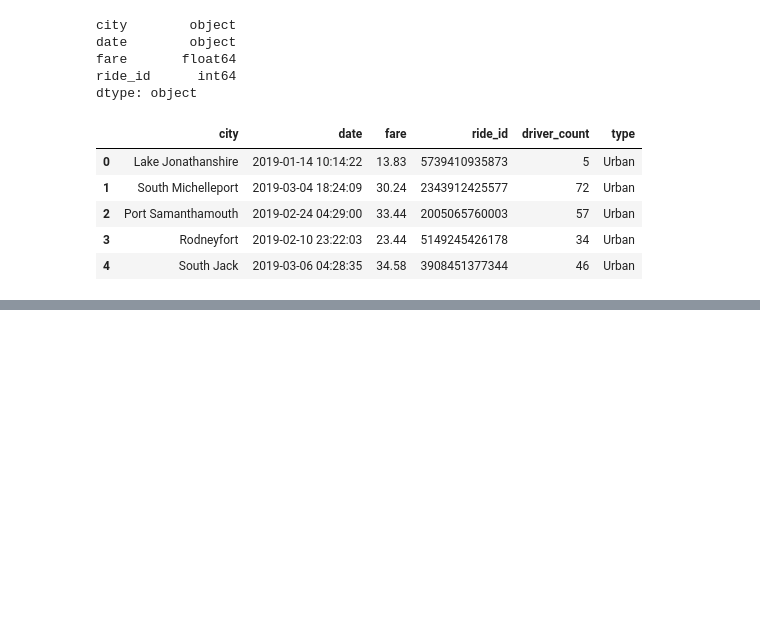
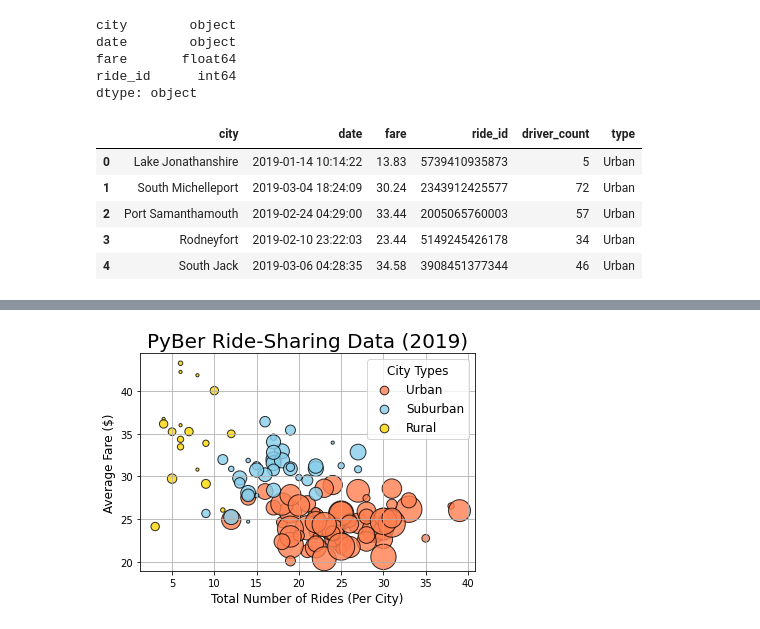
Before and after one commit to rkaysen63/PyBer_Analysis, a Jupyter notebook: PyBer_Analysis.ipynb, the cells around one changed output, grey strips where cells are left out. Saved outputs shown, nothing was run; the diff lists cells and outputs as text; code cells hidden in the pictures; blank space fills up the shorter version.

```diff
--- a/PyBer_Analysis.ipynb
+++ b/PyBer_Analysis.ipynb
@@ -127,0 +262,49 @@ pyber_data_df.head()
+# %%
+# Build the scatter plots that include city types:
+# format markers:  s=, edgecolor=, c= or color=, alpha=  (0 transparent to 1 opaque), label=, linewidth=
+# s=10*urban_driver_count, i.e size varies according to # of drivers, times 10 to increase marker size by factor of 10
+plt.scatter(urban_ride_count, urban_avg_fare,
+            s=10*urban_driver_count,
+            c="coral",
+            edgecolor="black",
+            linewidths=1,
+            alpha=0.8,
+            label="Urban")
+
+plt.scatter(suburban_ride_count, suburban_avg_fare,
+            s=10*suburban_driver_count,
+            c="skyblue",
+            edgecolor="black",
+            linewidths=1,
+            alpha=0.8,
+            label="Suburban")
+
+plt.scatter(rural_ride_count, rural_avg_fare,
+            s=10*rural_driver_count,
+            c="gold",
+            edgecolor="black",
+            linewidths=1,
+            alpha=0.8,
+            label="Rural")
+
+# Incorporatethe other graph properties
+plt.title("PyBer Ride-Sharing Data (2019)", fontsize=20)
+plt.ylabel("Average Fare ($)", fontsize=12)
+plt.xlabel("Total Number of Rides (Per City)", fontsize=12)
+plt.grid(True)
+
+# Create a legend.
+# mode="Expanded" will expand the legend horizontally to fit the area.
+lgnd = plt.legend(fontsize="12", mode="Expanded",
+         scatterpoints=1, loc="best", title="City Types")
+# Set each marker in the legend equal to 75-point font using legendHandles[].
+lgnd.legendHandles[0]._sizes = [75]
+lgnd.legendHandles[1]._sizes = [75]
+lgnd.legendHandles[2]._sizes = [75]
+# Increas the font size of the legend title to 12.
+lgnd.get_title().set_fontsize(12)
+
+# Show the plot
+plt.show()
+# %% [output]
+[figure, added]
```
Also changed, not shown: parts of 7 cells of this notebook.
